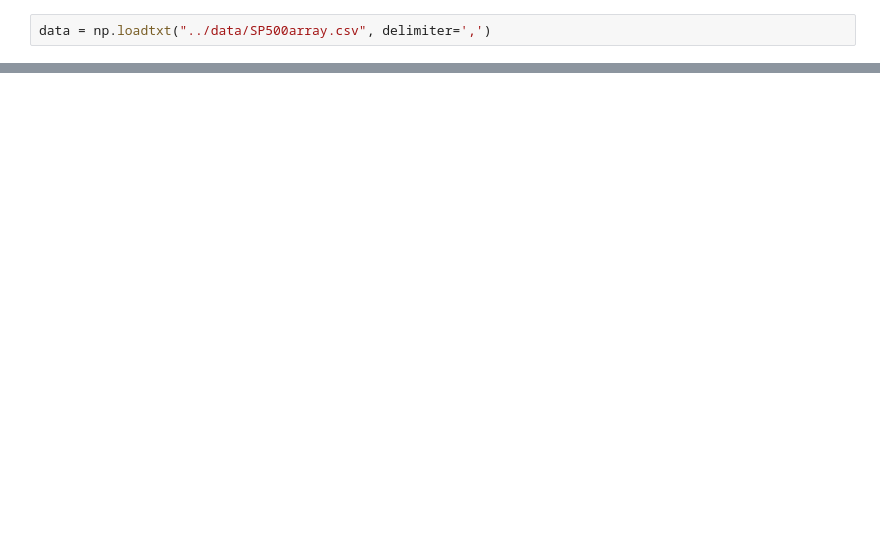
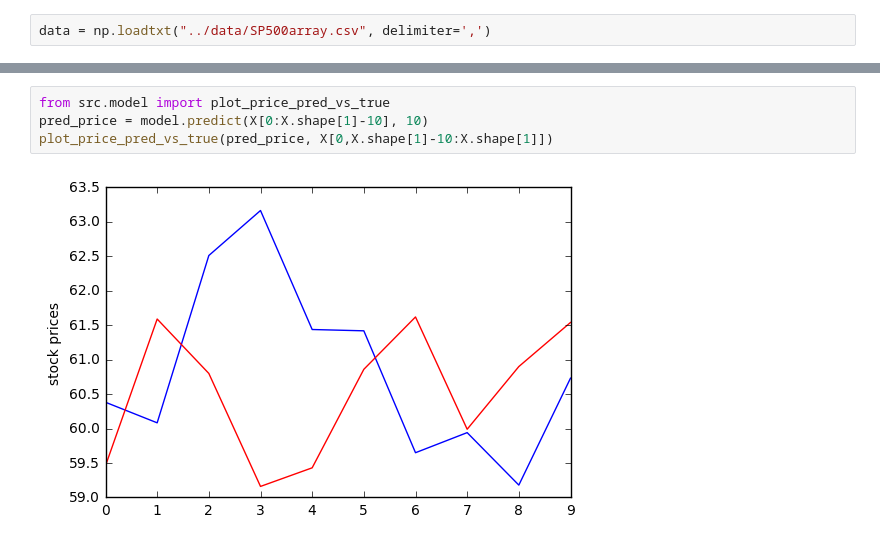
Before and after one commit to APC524/tsap, a Jupyter notebook: test_program/test_mle.ipynb, the cells around one changed output, grey strips where cells are left out. Cells and saved outputs as stored; diff of their text form; blank space fills up the shorter version.

Commit message:
plot and test ipython notebook

```diff
--- a/test_program/test_mle.ipynb
+++ b/test_program/test_mle.ipynb
@@ -92,0 +103,6 @@ print model.params
+# %%
+from src.model import plot_price_pred_vs_true
+pred_price = model.predict(X[0:X.shape[1]-10], 10)
+plot_price_pred_vs_true(pred_price, X[0,X.shape[1]-10:X.shape[1]])
+# %% [output]
+[figure, added]
```
Also changed, not shown: parts of 7 cells of this notebook, 1 other file.
